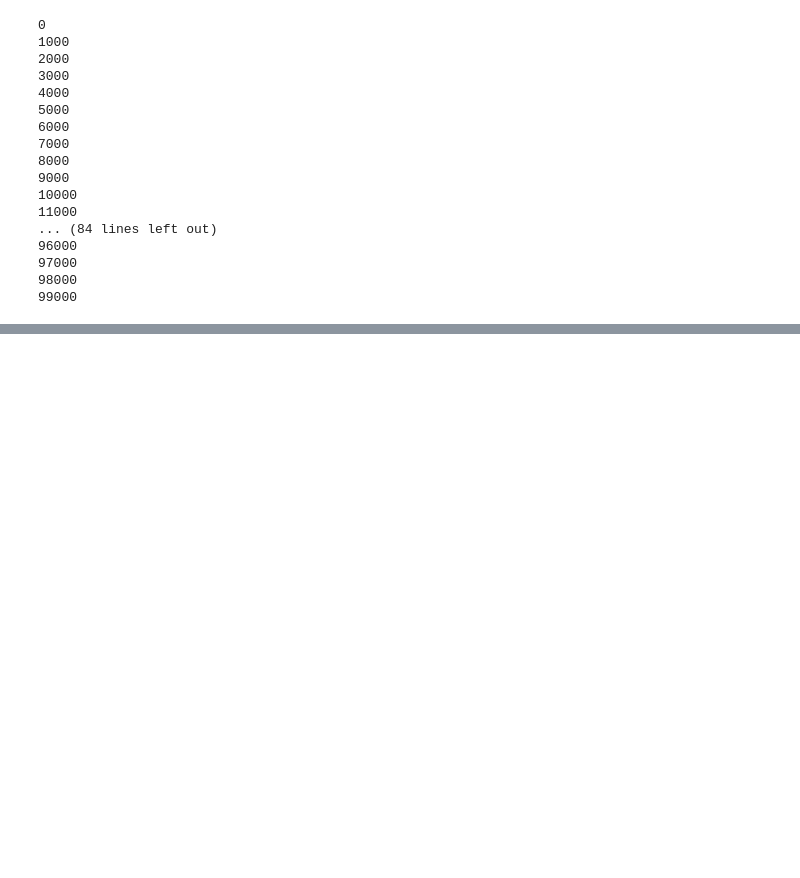
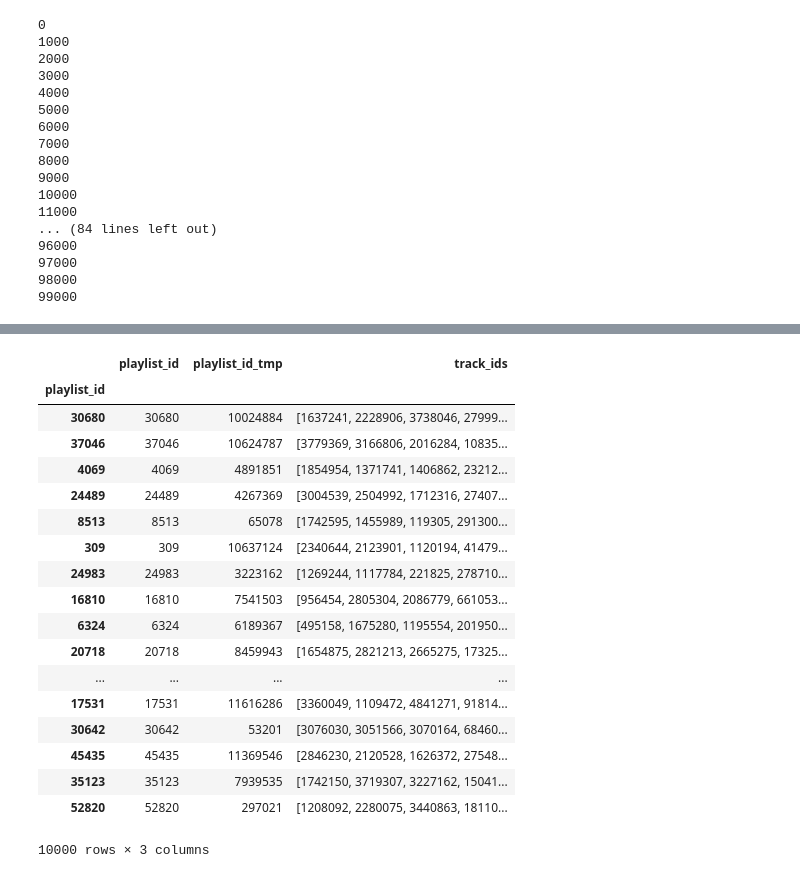
Before and after one commit to battuzz/RS_Challenge, a Jupyter notebook: fabio_CBF_with_parameters.ipynb, the cells around one changed output, grey strips where cells are left out. Cells and saved outputs as stored; diff of their text form; code cells hidden in the pictures; blank space fills up the shorter version.

```diff
--- a/fabio_CBF_with_parameters.ipynb
+++ b/fabio_CBF_with_parameters.ipynb
@@ -1413,0 +1321,22 @@ predictions = make_predictions(test=train, target_playlists=target_playlists, co
+# %%
+predictions
+# %% [output]
+|  | playlist_id | playlist_id_tmp | track_ids |
+| playlist_id |  |  |  |
+| 30680 | 30680 | 10024884 | [1637241, 2228906, 3738046, 27999... |
+| 37046 | 37046 | 10624787 | [3779369, 3166806, 2016284, 10835... |
+| 4069 | 4069 | 4891851 | [1854954, 1371741, 1406862, 23212... |
+| 24489 | 24489 | 4267369 | [3004539, 2504992, 1712316, 27407... |
+| 8513 | 8513 | 65078 | [1742595, 1455989, 119305, 291300... |
+| 309 | 309 | 10637124 | [2340644, 2123901, 1120194, 41479... |
+| 24983 | 24983 | 3223162 | [1269244, 1117784, 221825, 278710... |
+| 16810 | 16810 | 7541503 | [956454, 2805304, 2086779, 661053... |
+| 6324 | 6324 | 6189367 | [495158, 1675280, 1195554, 201950... |
+| 20718 | 20718 | 8459943 | [1654875, 2821213, 2665275, 17325... |
+| ... | ... | ... | ... |
+| 17531 | 17531 | 11616286 | [3360049, 1109472, 4841271, 91814... |
+| 30642 | 30642 | 53201 | [3076030, 3051566, 3070164, 68460... |
+| 45435 | 45435 | 11369546 | [2846230, 2120528, 1626372, 27548... |
+| 35123 | 35123 | 7939535 | [1742150, 3719307, 3227162, 15041... |
+| 52820 | 52820 | 297021 | [1208092, 2280075, 3440863, 18110... |
+10000 rows × 3 columns
```
Also changed, not shown: parts of 122 cells of this notebook, 1 other file.
